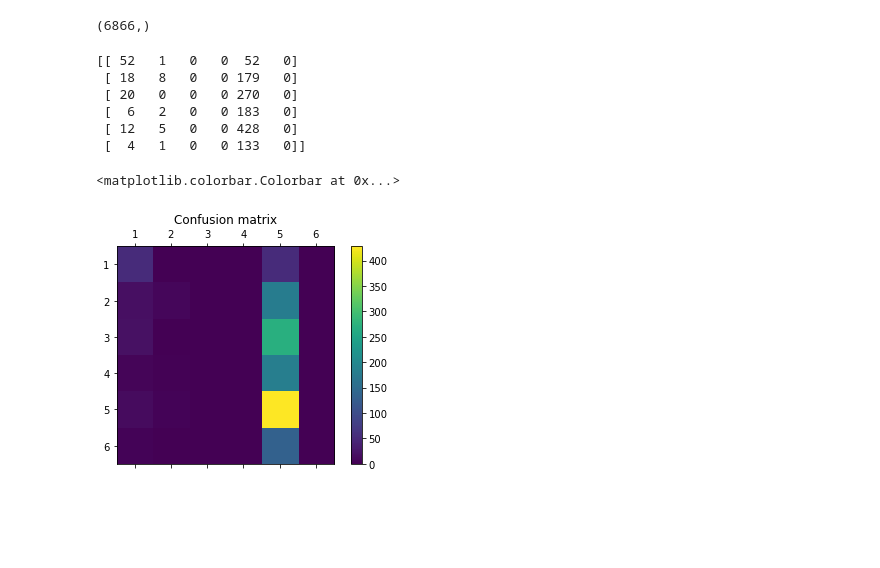
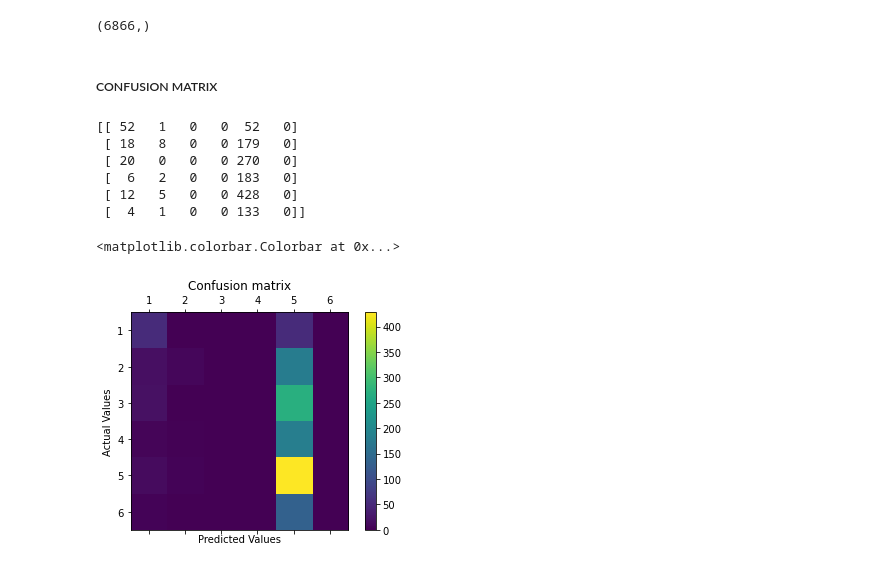
Before and after one commit to msadiq10/DMML-Group-15, a Jupyter notebook: group15-lab2.ipynb, the cells around one changed output. Cells and saved outputs as stored; diff of their text form; code cells hidden in the pictures; blank space fills up the shorter version.

```diff
--- a/group15-lab2.ipynb
+++ b/group15-lab2.ipynb
@@ -761,28 +753,34 @@ X_train, X_test, y_train, y_test = model_selection.train_test_split(X, y, test_s
 from sklearn.linear_model import LogisticRegression
 from sklearn.metrics import confusion_matrix
 
-model = LogisticRegression(solver='sag', max_iter=1000)
+model = LogisticRegression(solver='sag', max_iter=3000)
 model.fit(X_train, y_train)
 pred = model.predict(X_test)
+
+#https://www.kdnuggets.com/2020/05/model-evaluation-metrics-machine-learning.html
+# %% [markdown]
+##### CONFUSION MATRIX
 # %%
 #Construct the Confusion Matrix
 # labels = ['0', '0-0.05', '0.05-0.12','0.12-0.2','0.2-1','1 onwards']
 labels = [1, 2, 3, 4, 5, 6]
 cm = confusion_matrix(y_test,pred)
 print(cm)
 fig = plt.figure()
 ax = fig.add_subplot(111)
 cax = ax.matshow(cm)
 plt.title('Confusion matrix')
 ax.set_xticklabels([''] + labels)
 ax.set_yticklabels([''] + labels)
+plt.xlabel('Predicted Values')
+plt.ylabel('Actual Values')
 fig.colorbar(cax)
 # %% [output]
 [[ 52   1   0   0  52   0]
  [ 18   8   0   0 179   0]
  [ 20   0   0   0 270   0]
  [  6   2   0   0 183   0]
  [ 12   5   0   0 428   0]
  [  4   1   0   0 133   0]]
 <matplotlib.colorbar.Colorbar at 0x...>
-[figure, old version]
+[figure, new version]
```
Also changed, not shown: parts of 2 cells of this notebook.
